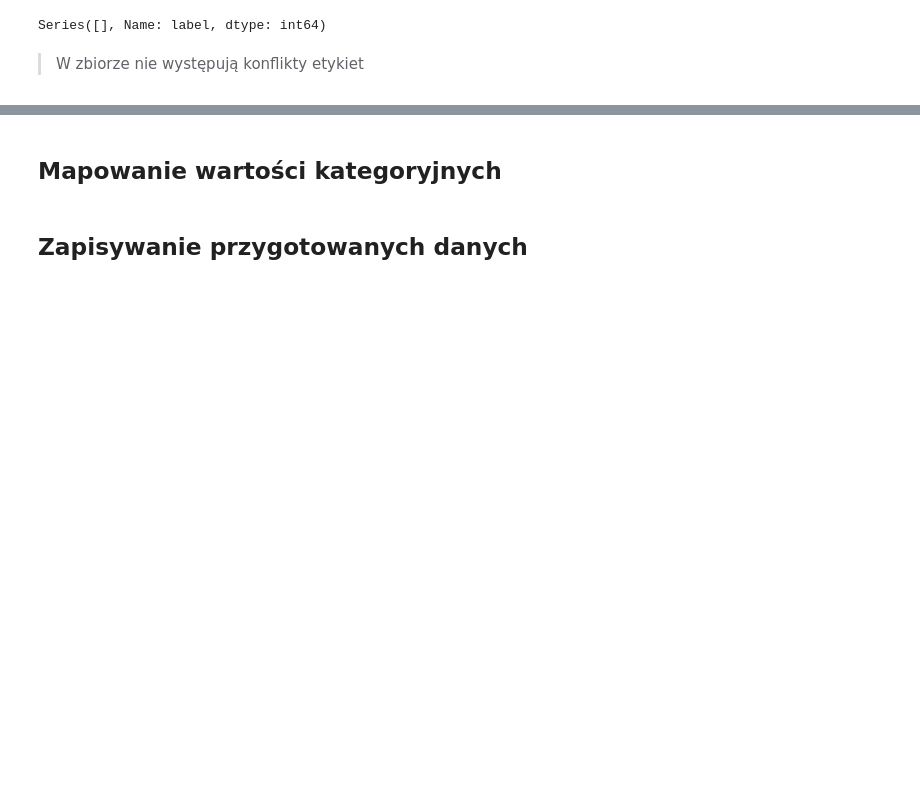
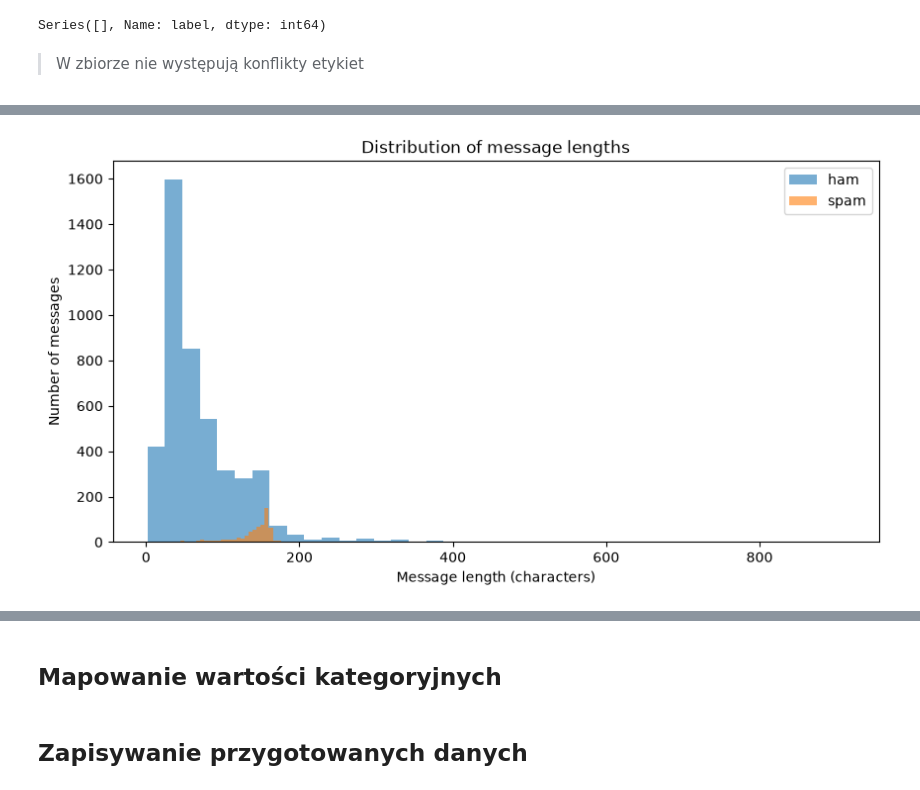
Before and after one commit to moshenetsb/ml-spam-detector, a Jupyter notebook: notebooks/01_data_analysis.ipynb, the cells around one changed output, grey strips where cells are left out. Saved outputs shown, nothing was run; the diff lists cells and outputs as text; code cells hidden in the pictures; blank space fills up the shorter version.

```diff
--- a/notebooks/01_data_analysis.ipynb
+++ b/notebooks/01_data_analysis.ipynb
@@ -14,6 +19,7 @@ spam_df = pd.read_csv(
     sep="\t",
     header=None,
     names=["label", "text"],
+    quoting=csv.QUOTE_NONE
 )
 
 spam_df.head()
@@ -131,0 +143,13 @@ Series([], Name: label, dtype: int64)
+# %%
+import matplotlib.pyplot as plt
+
+spam_df["message_length"] = spam_df["text"].str.len()
+spam_df["uppercase_ratio"] = (
+    spam_df["text"].str.count(r"[A-Z]")
+    / spam_df["text"].str.count(r"[A-Za-z]").replace(0, 1)
+)
+spam_df["url_count"] = spam_df["text"].str.count(r"https?://|www\.")
+spam_df["currency_count"] = spam_df["text"].str.count(r"[$€£¥]")
+spam_df["number_count"] = spam_df["text"].str.count(r"\d")
+
+spam_df[["label", "message_length", "uppercase_ratio", "url_count", "currency_count", "number_count", "email_count"]].groupby("label").agg(["mean", "median"])
@@ -131,0 +162,4 @@ Series([], Name: label, dtype: int64)
+# %%
+plot_message_length(spam_df)
+# %% [output]
+[figure, added]
```
Also changed, not shown: parts of 16 cells of this notebook, 3 other files.
